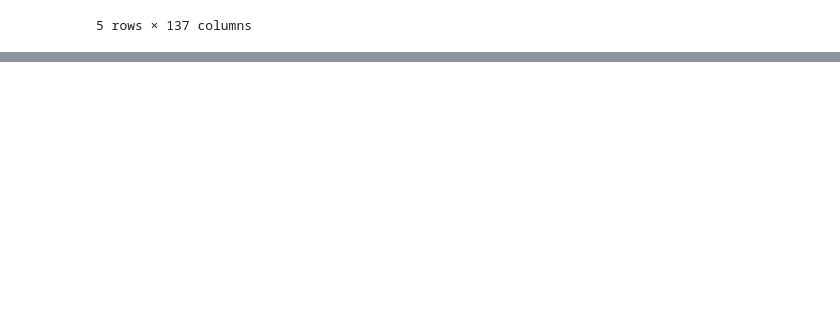
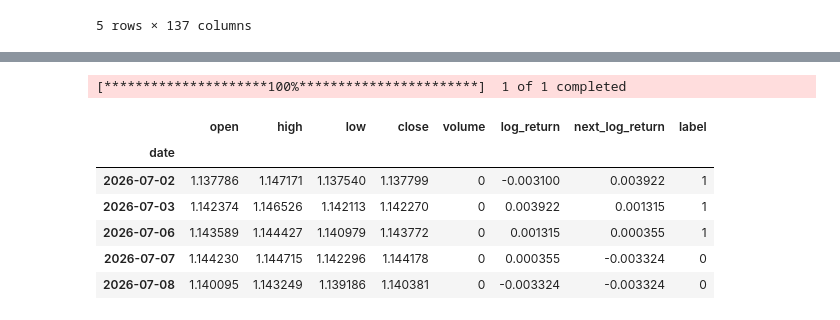
Before and after one commit to AgabaEmbedded/Price-Prediction-End-to-End, a Jupyter notebook: try.ipynb, the cells around one changed output, grey strips where cells are left out. Saved outputs shown, nothing was run; the diff lists cells and outputs as text; code cells hidden in the pictures; blank space fills up the shorter version.

```diff
--- a/try.ipynb
+++ b/try.ipynb
@@ -234,0 +385,21 @@ df.head()
+# %%
+import pandas as pd
+import yfinance as yf
+
+
+
+yf_data = yf.download('EURUSD=X', start="2026-07-2", end="2026-07-09")
+# %% [output]
+[*********************100%***********************]  1 of 1 completed
+# %%
+df = pd.read_parquet(r"data\fetch\eurusd_processed.parquet")
+# %%
+df.tail()
+# %% [output]
+|  | open | high | low | close | volume | log_return | next_log_return | label |
+| date |  |  |  |  |  |  |  |  |
+| 2026-07-02 | 1.137786 | 1.147171 | 1.137540 | 1.137799 | 0 | -0.003100 | 0.003922 | 1 |
+| 2026-07-03 | 1.142374 | 1.146526 | 1.142113 | 1.142270 | 0 | 0.003922 | 0.001315 | 1 |
+| 2026-07-06 | 1.143589 | 1.144427 | 1.140979 | 1.143772 | 0 | 0.001315 | 0.000355 | 1 |
+| 2026-07-07 | 1.144230 | 1.144715 | 1.142296 | 1.144178 | 0 | 0.000355 | -0.003324 | 0 |
+| 2026-07-08 | 1.140095 | 1.143249 | 1.139186 | 1.140381 | 0 | -0.003324 | -0.003324 | 0 |
```
Also changed, not shown: parts of 7 cells of this notebook, 52 other files.
